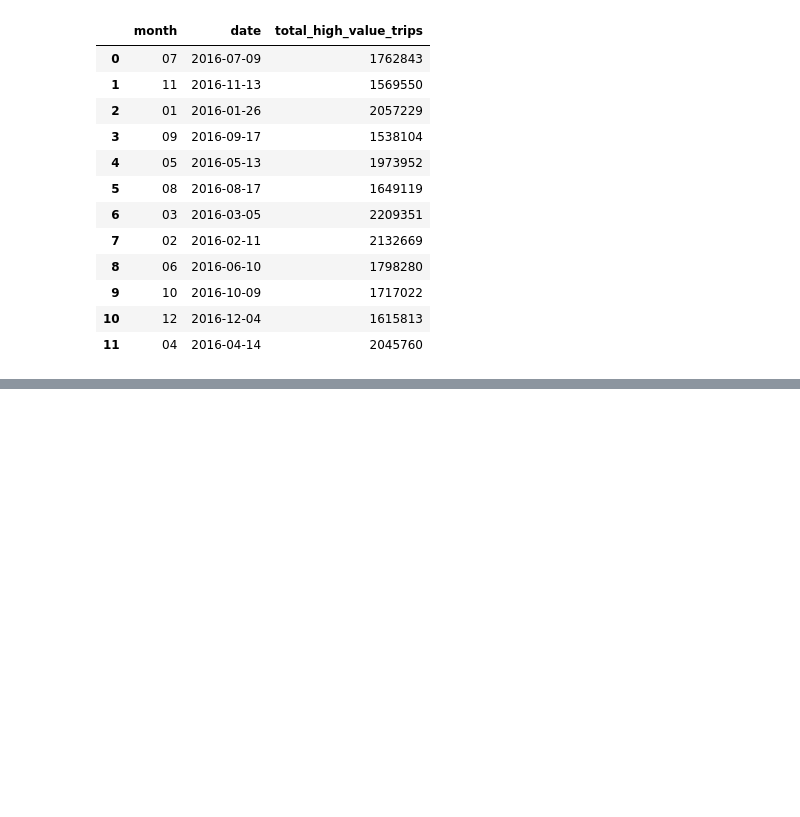
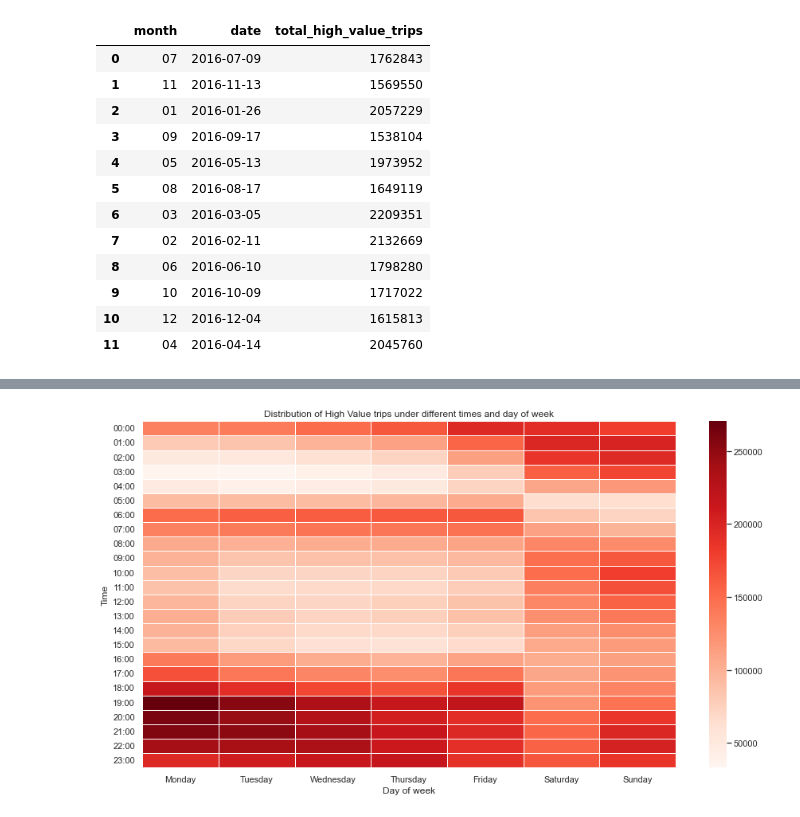
Before and after one commit to MAST30034-Applied-Data-Science/mast30034-project-1-andersonkam, a Jupyter notebook: notebooks/visualisation.ipynb, the cells around one changed output, grey strips where cells are left out. Cells and saved outputs as stored; diff of their text form; code cells hidden in the pictures; blank space fills up the shorter version.

```diff
--- a/notebooks/visualisation.ipynb
+++ b/notebooks/visualisation.ipynb
@@ -316,0 +384,7 @@ plt.savefig("../plots/pickup_month.png", bbox_inches = "tight")
+# %%
+@F.udf(returnType=StringType())
+def gethour(time):
+    hour, min, sec = time.split(':')
+    return f'{hour}:00'
+visualise_day_time_HV_pickups_sdf = visualise_day_time_HV_pickups_sdf.withColumn('time', gethour(F.col('time')))
+visualise_day_time_HV_pickups_sdf
@@ -316,0 +409,16 @@ plt.savefig("../plots/pickup_month.png", bbox_inches = "tight")
+# %%
+WEEK_NAMES = ["Monday", "Tuesday", "Wednesday", "Thursday", "Friday", "Saturday", "Sunday"]
+visualise_day_time_HV_pickups_df = visualise_day_time_HV_pickups_sdf.toPandas()
+visualise_day_time_HV_pickups_df['day_of_week'] = pd.Categorical(visualise_day_time_HV_pickups_df['day_of_week'],
+                                                                 categories=WEEK_NAMES)
+visualise_day_time_HV_pickups_df = visualise_day_time_HV_pickups_df.sort_values(['day_of_week', 'time_float'])
+plot_df = pd.pivot_table(visualise_day_time_HV_pickups_df, index='time', columns='day_of_week', values='high_value_trips', aggfunc=np.sum)
+
+sns.set(rc = {'figure.figsize':(15,8)})
+plot = sns.heatmap(plot_df, xticklabels=True, yticklabels=True, linewidths=.5, cmap="Reds")
+plot.set_xlabel("Day of week")
+plot.set_ylabel("Time")
+plot.set_title("Distribution of High Value trips under different times and day of week")
+plt.savefig("../plots/HV_pickup_heatmap.png", bbox_inches = "tight")
+# %% [output]
+[figure, added]
```
Also changed, not shown: parts of 5 cells of this notebook, 1 other file.
